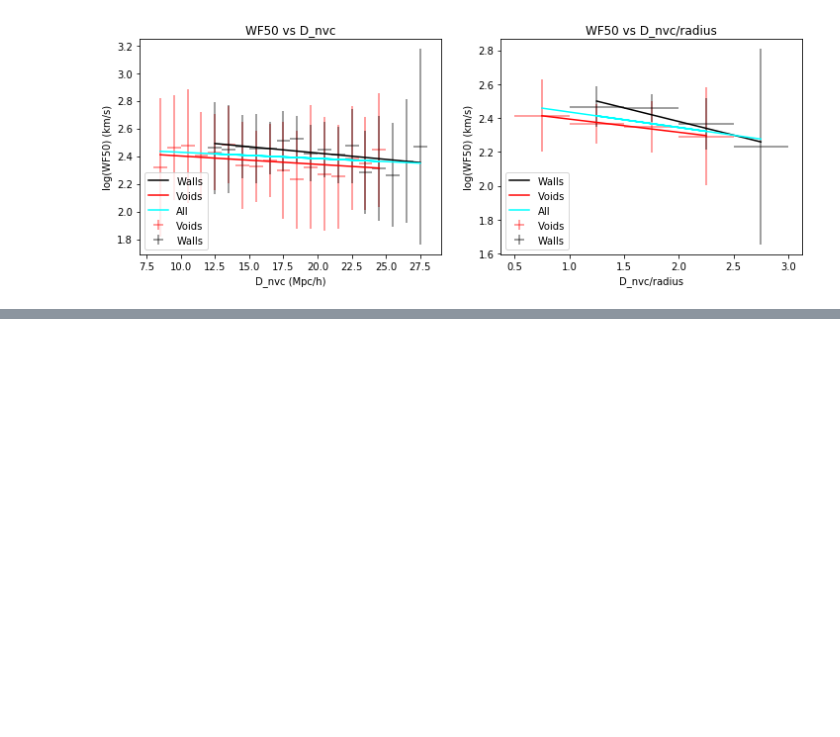
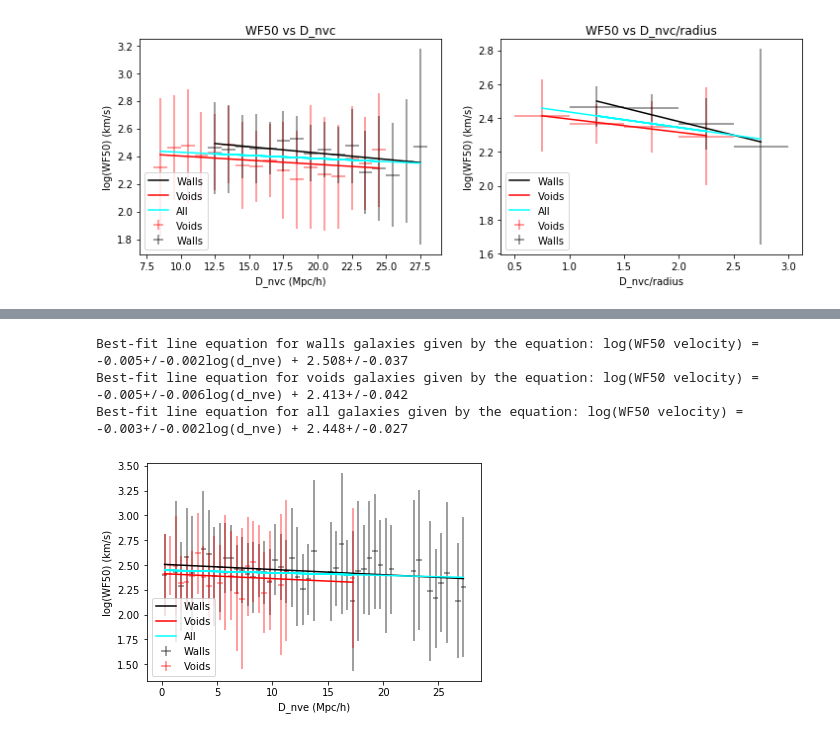
Before and after one commit to usiam/Summer-20_Galactic-Rotation-Curves-And-Dark-Matter, a Jupyter notebook: 11. Nearest_distance_plots.ipynb, the cells around one changed output, grey strips where cells are left out. Cells and saved outputs as stored; diff of their text form; code cells hidden in the pictures; blank space fills up the shorter version.

```diff
--- a/11. Nearest_distance_plots.ipynb
+++ b/11. Nearest_distance_plots.ipynb
@@ -687,0 +726,21 @@ Table length=406
+# %%
+def bin_wf50_dnve(data, dist_bins):
+    wf50_bins = []
+    for _ in range(len(dist_bins)):
+        wf50_bins.append([])
+
+    #  loop through bins:
+    #     find which row the mass is in
+    #     add wf50 to corresponding bin from corresponding row
+
+    for dist_bin in dist_bins:
+        for dist in dist_bin:
+            for i in range(len(data)):
+                if dist == data['d_nve'][i]:
+                    wf50_bins[dist_bins.index(dist_bin)].append(np.log10(data['WF50_corrected'][i]))
+
+    return wf50_bins
+# %%
+walls_wf50_dnve_bins = bin_wf50_dnve(walls_data, walls_dnve_bins)
+
+voids_wf50_dnve_bins = bin_wf50_dnve(voids_data, voids_dnve_bins)
@@ -687,0 +786,28 @@ Table length=406
+# %%
+wf50_dnve_bins = voids_wf50_dnve_bins_medians + walls_wf50_dnve_bins_medians
+dnve_bins = voids_center_dnve + walls_center_dnve
+
+ydata_dnve_walls_line = linear_bestfit(walls_center_dnve , walls_wf50_dnve_bins_medians,'walls','d_nve')
+ydata_dnve_voids_line = linear_bestfit(voids_center_dnve , voids_wf50_dnve_bins_medians,'voids','d_nve')
+ydata_dnve_all_line = linear_bestfit(dnve_bins, wf50_dnve_bins, 'all', 'd_nve')
+# %% [output]
+Best-fit line equation for walls galaxies given by the equation: log(WF50 velocity) = -0.005+/-0.002log(d_nve) + 2.508+/-0.037
+Best-fit line equation for voids galaxies given by the equation: log(WF50 velocity) = -0.005+/-0.006log(d_nve) + 2.413+/-0.042
+Best-fit line equation for all galaxies given by the equation: log(WF50 velocity) = -0.003+/-0.002log(d_nve) + 2.448+/-0.027
+# %%
+#Best-fit line equation for walls galaxies given by the equation: log(WF50 velocity) = -0.005+/-0.002log(d_nve) + 2.508+/-0.037
+#Best-fit line equation for voids galaxies given by the equation: log(WF50 velocity) = -0.005+/-0.006log(d_nve) + 2.413+/-0.042
+#Best-fit line equation for all galaxies given by the equation: log(WF50 velocity) = -0.003+/-0.002log(d_nve) + 2.448+/-0.027
+
+plt.errorbar(walls_center_dnve, walls_wf50_dnve_bins_medians, xerr = walls_center_dnve_err , yerr= walls_wf50_dnve_bins_medians_err, fmt = 'none', color = 'black', label = 'Walls', alpha = 0.5)
+plt.errorbar(voids_center_dnve, voids_wf50_dnve_bins_medians, xerr = voids_center_dnve_err , yerr= voids_wf50_dnve_bins_medians_err, fmt = 'none', color = 'red', label = 'Voids', alpha = 0.5)
+plt.plot(walls_center_dnve, ydata_dnve_walls_line, color = 'black', label = 'Walls')
+plt.plot(voids_center_dnve, ydata_dnve_voids_line, color = 'red', label = 'Voids')
+plt.plot(dnve_bins, ydata_dnve_all_line, color = 'cyan', label = 'All')
+plt.ylabel('log(WF50) (km/s)')
+plt.xlabel('D_nve (Mpc/h)')
+plt.legend(loc = 'lower left')
+
+plt.show()
+# %% [output]
+[figure, added]
```
Also changed, not shown: parts of 11 cells of this notebook.
